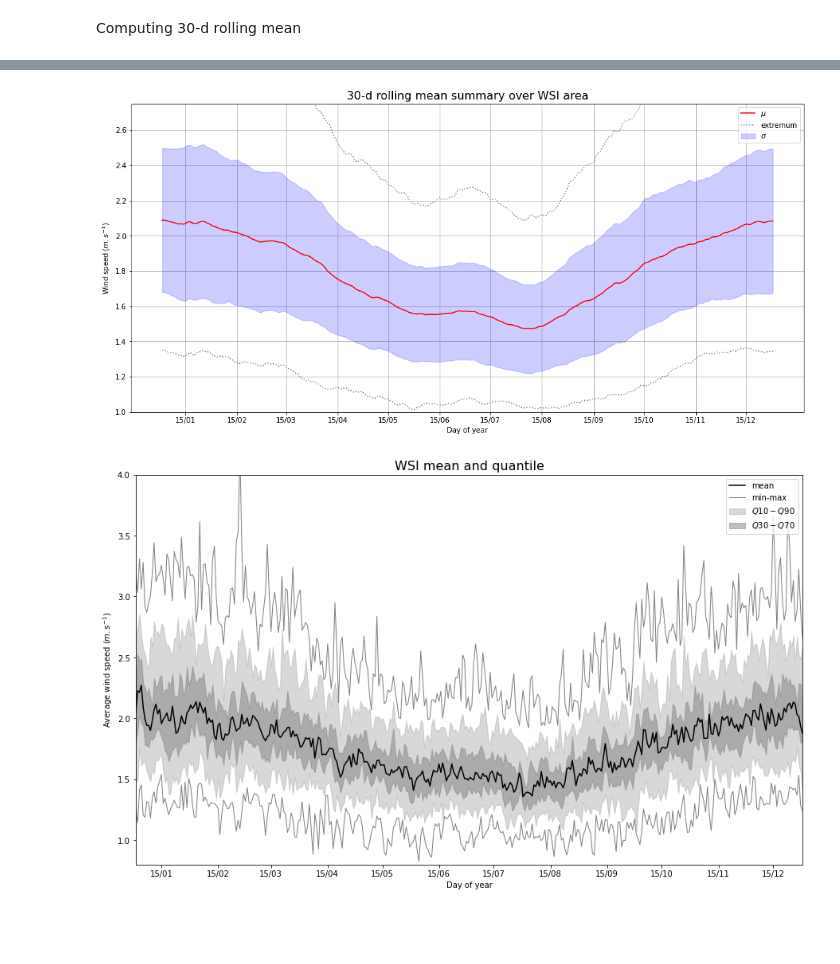
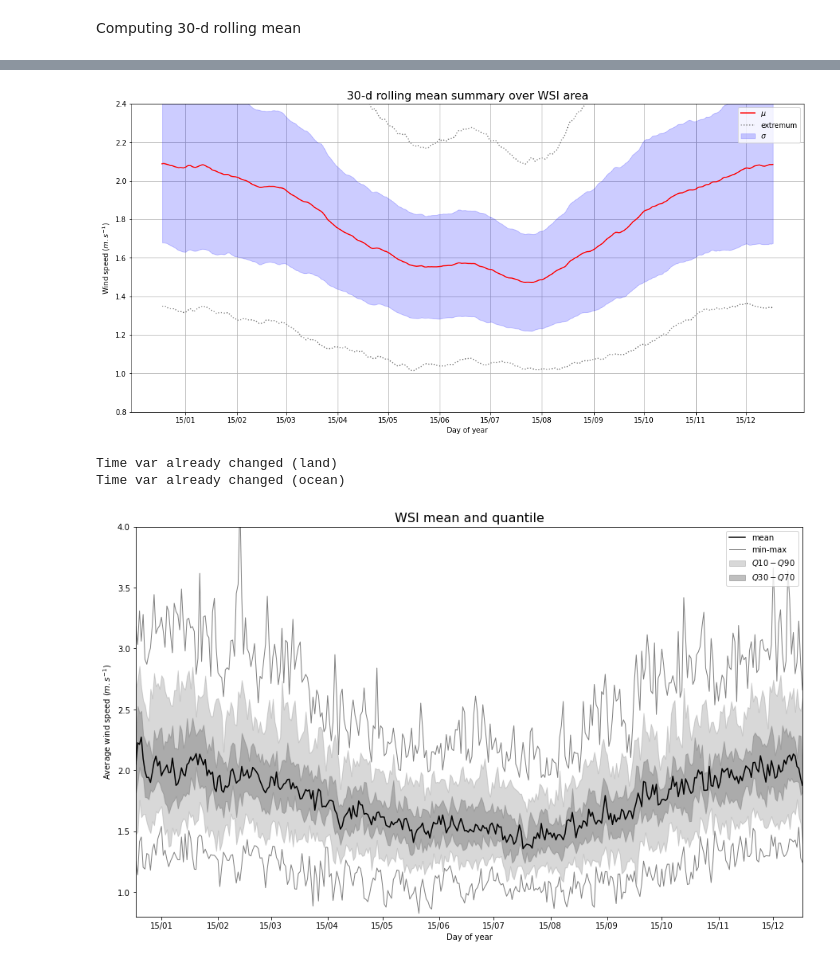
Before and after one commit to bchatelon/year_weather_regime, a Jupyter notebook: wind_outage.ipynb, the cells around one changed output, grey strips where cells are left out. Cells and saved outputs as stored; diff of their text form; code cells hidden in the pictures; blank space fills up the shorter version.

```diff
--- a/wind_outage.ipynb
+++ b/wind_outage.ipynb
@@ -287,21 +346,21 @@ ws_index_day_mean = ws_index_day_mean.assign_coords({'date' : ('dayofyear', date
 # %%
 fig = plt.figure(figsize=(17, 8))
 
 ax = fig.add_subplot(1, 1, 1)
 ax.set_title('30-d rolling mean summary over WSI area', fontsize = 16)
 ax.plot(ws_index_day_mean, color = 'red', zorder = 3, label = '$\mu$')
 ax.plot(ws_index_day_max, color = 'gray', ls = ':', label = 'extremum')
 ax.plot(ws_index_day_min, color = 'gray', ls = ':')
 ax.fill_between(ws_index_day_mean.date, ws_index_day_mean-ws_index_day_std, ws_index_day_mean+ws_index_day_std, color = 'blue', alpha = 0.2, zorder = 2, label = '$\sigma$')
 ax.grid(zorder = 1)
 ax.set_xlabel('Day of year')
 ax.xaxis.set_major_locator(x_locator)
 ax.set_ylabel('Wind speed ($m.s^{-1}$)')
-ax.set_ylim(1,2.75)
+ax.set_ylim(0.8,2.4)
 ax.legend()
 
 plt.show()
 # %% [output]
-[figure, old version]
+[figure, new version]
 # %%
 ws_index_dqtl = ws_index.groupby('time.dayofyear').quantile([0,0.1,0.3,0.5,0.7,0.9,1])
@@ -308,5 +368,15 @@ ws_index_dqtl = ws_index.groupby('time.dayofyear').quantile([0,0.1,0.3,0.5,0.7,0
 # %%
-ws_index_dqtl = ws_index_dqtl.assign_coords({'date' : ('dayofyear', dates)}).drop_vars('dayofyear')
+try :
+    ws_index_dqtl = ws_index_dqtl.assign_coords({'date' : ('dayofyear', dates)}).drop_vars('dayofyear')
+except ValueError :
+    print('Time var already changed (land)')
+try :
+    wso_index_dqtl = wso_index_dqtl.assign_coords({'date' : ('dayofyear', dates)}).drop_vars('dayofyear')
+except ValueError :
+    print('Time var already changed (ocean)')
+# %% [output]
+Time var already changed (land)
+Time var already changed (ocean)
 # %%
 fig = plt.figure(figsize=(15, 9))
 
```
Also changed, not shown: parts of 32 cells of this notebook.
